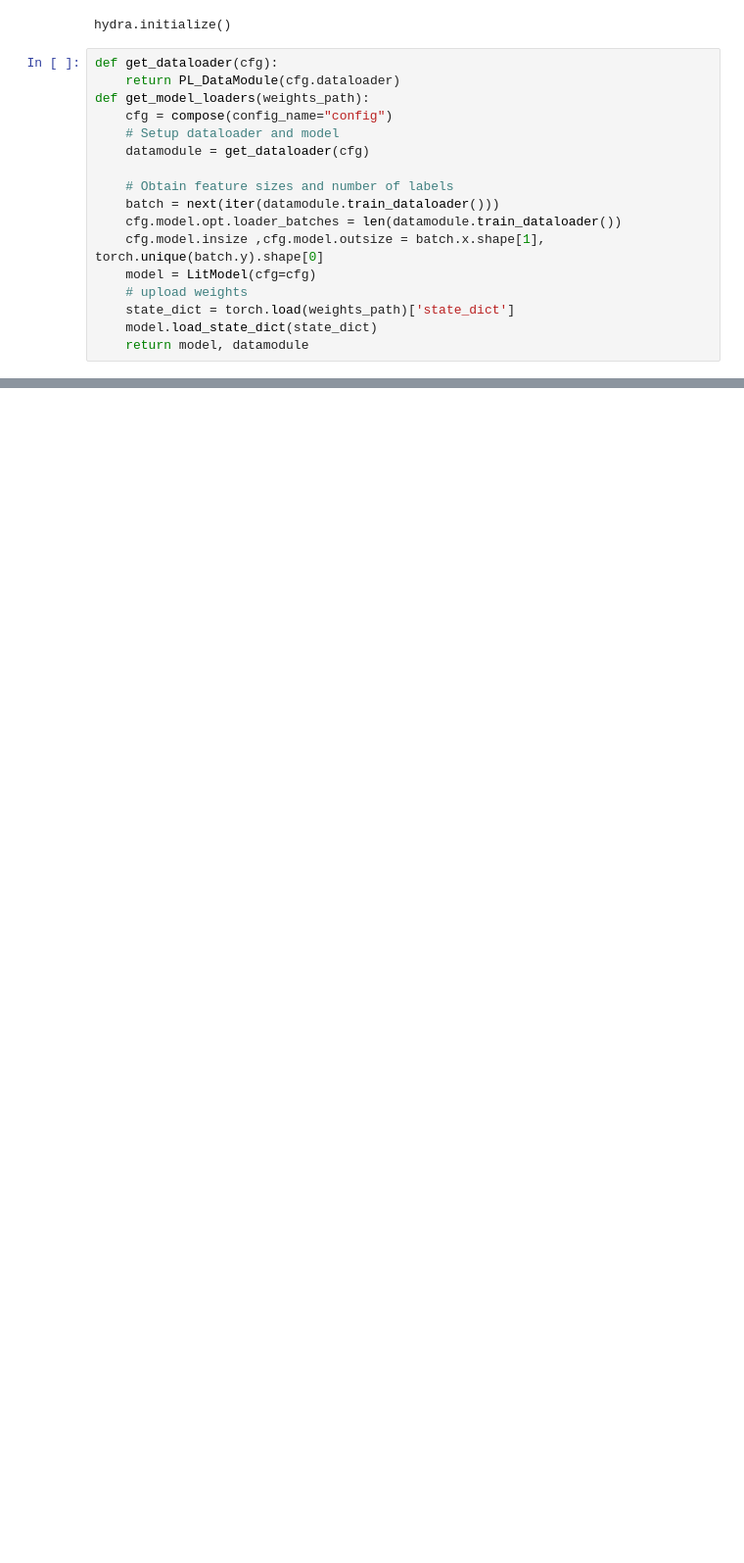
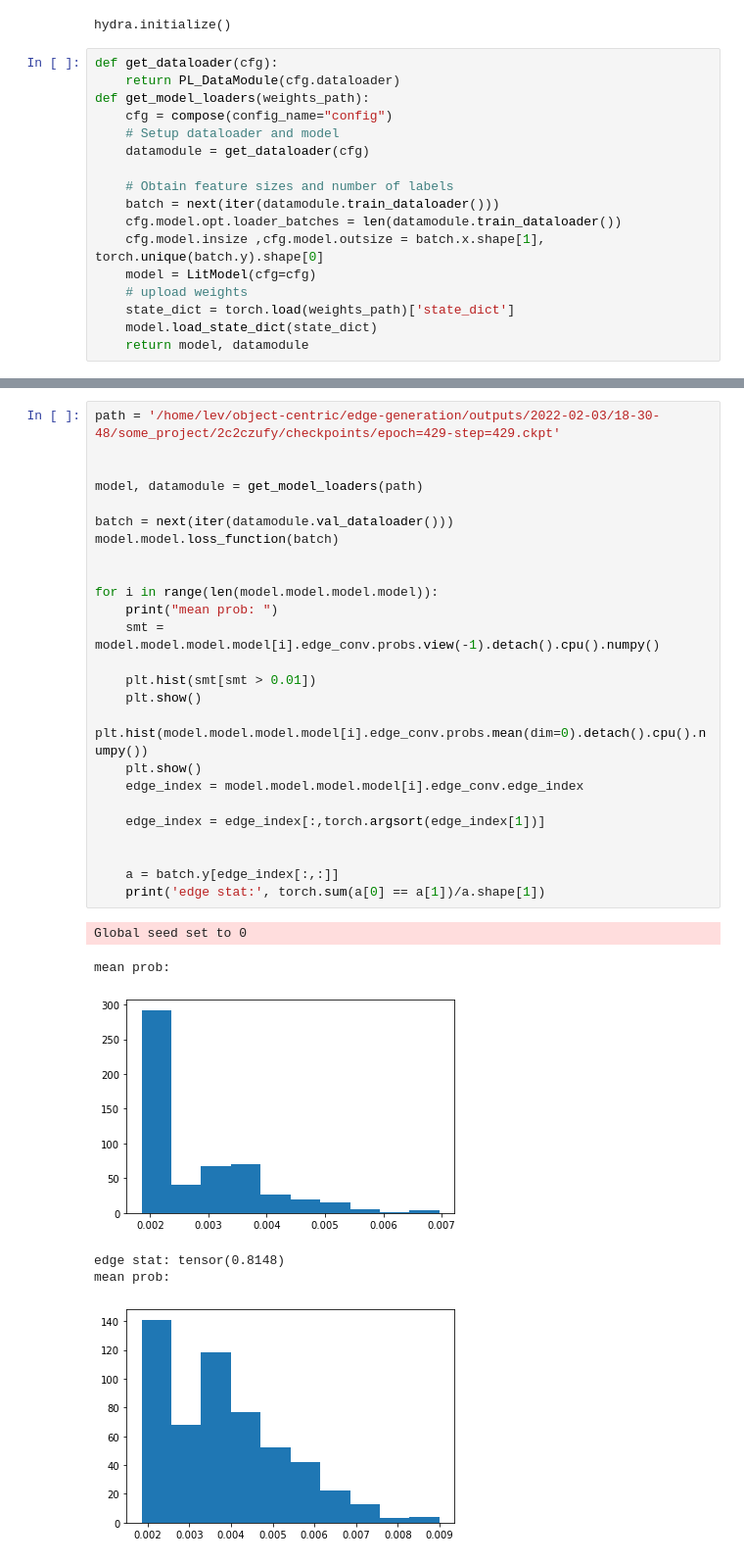
Before and after one commit to levtelyatnikov/graph_edge_generation, a Jupyter notebook: val_model.ipynb, the cells around one changed output, grey strips where cells are left out. Shown: that part at 98% size. Saved outputs shown, nothing was run; the diff lists cells and outputs as text; blank space fills up the shorter version.

```diff
--- a/val_model.ipynb
+++ b/val_model.ipynb
@@ -49,0 +167,32 @@ Global seed set to 0
+# %%
+path = '/home/lev/object-centric/edge-generation/outputs/2022-02-03/18-30-48/some_project/2c2czufy/checkpoints/epoch=429-step=429.ckpt'
+
+
+model, datamodule = get_model_loaders(path)
+
+batch = next(iter(datamodule.val_dataloader()))
+model.model.loss_function(batch)
+
+
+for i in range(len(model.model.model.model)):
+    print("mean prob: ")
+    smt = model.model.model.model[i].edge_conv.probs.view(-1).detach().cpu().numpy()
+
+    plt.hist(smt[smt > 0.01])
+    plt.show()
+    plt.hist(model.model.model.model[i].edge_conv.probs.mean(dim=0).detach().cpu().numpy())
+    plt.show()
+    edge_index = model.model.model.model[i].edge_conv.edge_index
+
+    edge_index = edge_index[:,torch.argsort(edge_index[1])]
+
+
+    a = batch.y[edge_index[:,:]]
+    print('edge stat:', torch.sum(a[0] == a[1])/a.shape[1])
+# %% [output]
+Global seed set to 0
+mean prob:
+[figure, added]
+edge stat: tensor(0.8148)
+mean prob:
+[figure, added]
```
Also changed, not shown: parts of 17 cells of this notebook, 21 other files.
